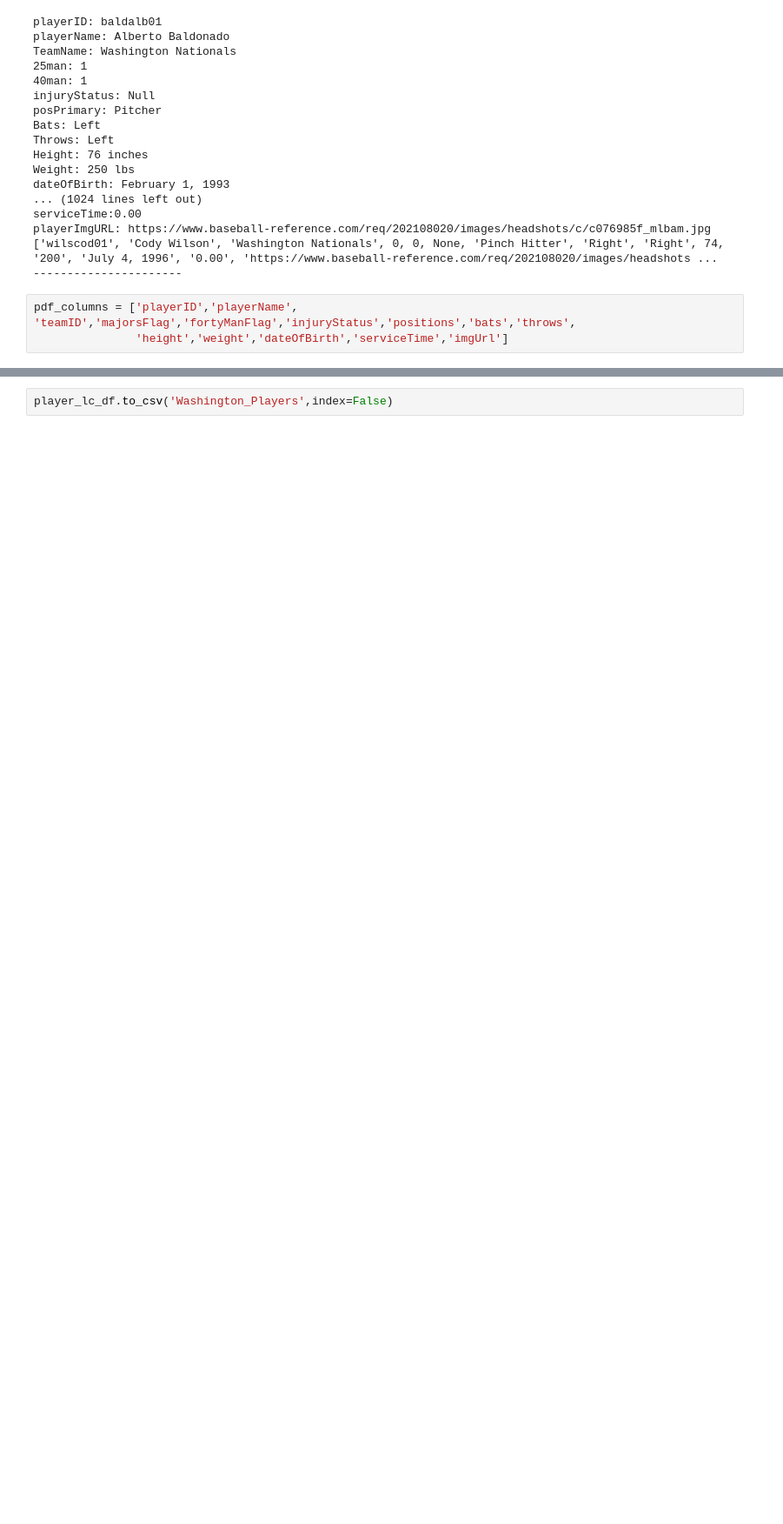
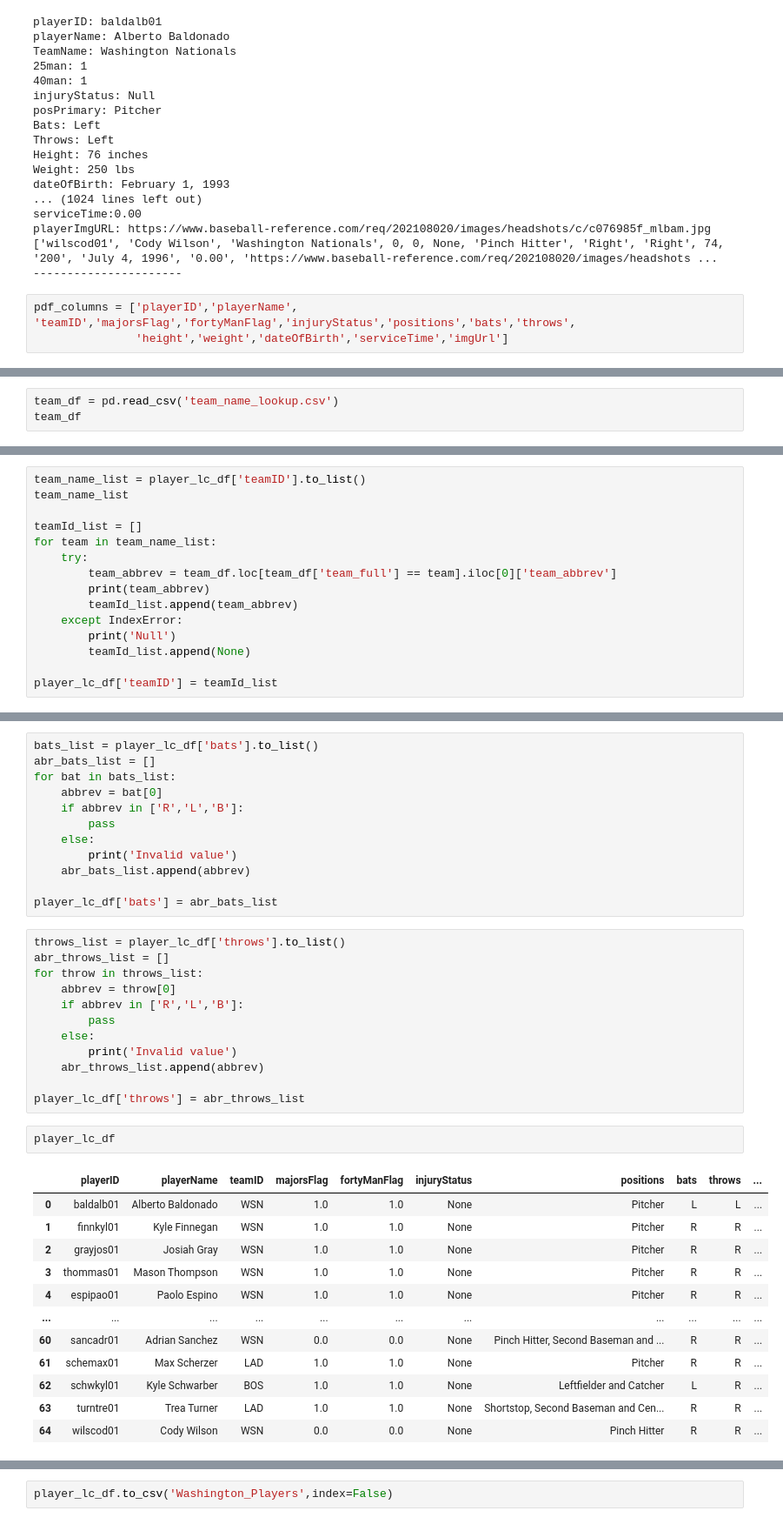
Before and after one commit to tah96/washington-nationals, a Jupyter notebook: PlayerInfoScraping.ipynb, the cells around one changed output, grey strips where cells are left out. Shown at 87% size. Saved outputs shown, nothing was run; the diff lists cells and outputs as text; blank space fills up the shorter version.

Commit message:
Player info updates. Bat/Throw abbrev, TeamID adjusted for team_abbrev

```diff
--- a/PlayerInfoScraping.ipynb
+++ b/PlayerInfoScraping.ipynb
@@ -500,0 +318,3 @@ all_season_players_org_divided.to_csv('season_long_roster', index=False)
+# %%
+team_df = pd.read_csv('team_name_lookup.csv')
+team_df
@@ -500,0 +339,15 @@ all_season_players_org_divided.to_csv('season_long_roster', index=False)
+# %%
+team_name_list = player_lc_df['teamID'].to_list()
+team_name_list
+
+teamId_list = []
+for team in team_name_list:
+    try:
+        team_abbrev = team_df.loc[team_df['team_full'] == team].iloc[0]['team_abbrev']
+        print(team_abbrev)
+        teamId_list.append(team_abbrev)
+    except IndexError:
+        print('Null')
+        teamId_list.append(None)
+
+player_lc_df['teamID'] = teamId_list
@@ -500,0 +372,39 @@ all_season_players_org_divided.to_csv('season_long_roster', index=False)
+# %%
+bats_list = player_lc_df['bats'].to_list()
+abr_bats_list = []
+for bat in bats_list:
+    abbrev = bat[0]
+    if abbrev in ['R','L','B']:
+        pass
+    else:
+        print('Invalid value')
+    abr_bats_list.append(abbrev)
+
+player_lc_df['bats'] = abr_bats_list
+# %%
+throws_list = player_lc_df['throws'].to_list()
+abr_throws_list = []
+for throw in throws_list:
+    abbrev = throw[0]
+    if abbrev in ['R','L','B']:
+        pass
+    else:
+        print('Invalid value')
+    abr_throws_list.append(abbrev)
+
+player_lc_df['throws'] = abr_throws_list
+# %%
+player_lc_df
+# %% [output]
+|  | playerID | playerName | teamID | majorsFlag | fortyManFlag | injuryStatus | positions | bats | throws | ... |
+| 0 | baldalb01 | Alberto Baldonado | WSN | 1.0 | 1.0 | None | Pitcher | L | L | ... |
+| 1 | finnkyl01 | Kyle Finnegan | WSN | 1.0 | 1.0 | None | Pitcher | R | R | ... |
+| 2 | grayjos01 | Josiah Gray | WSN | 1.0 | 1.0 | None | Pitcher | R | R | ... |
+| 3 | thommas01 | Mason Thompson | WSN | 1.0 | 1.0 | None | Pitcher | R | R | ... |
+| 4 | espipao01 | Paolo Espino | WSN | 1.0 | 1.0 | None | Pitcher | R | R | ... |
+| ... | ... | ... | ... | ... | ... | ... | ... | ... | ... | ... |
+| 60 | sancadr01 | Adrian Sanchez | WSN | 0.0 | 0.0 | None | Pinch Hitter, Second Baseman and ... | R | R | ... |
+| 61 | schemax01 | Max Scherzer | LAD | 1.0 | 1.0 | None | Pitcher | R | R | ... |
+| 62 | schwkyl01 | Kyle Schwarber | BOS | 1.0 | 1.0 | None | Leftfielder and Catcher | L | R | ... |
+| 63 | turntre01 | Trea Turner | LAD | 1.0 | 1.0 | None | Shortstop, Second Baseman and Cen... | R | R | ... |
+| 64 | wilscod01 | Cody Wilson | WSN | 0.0 | 0.0 | None | Pinch Hitter | R | R | ... |
```
Also changed, not shown: parts of 40 cells of this notebook, 3 other files.
